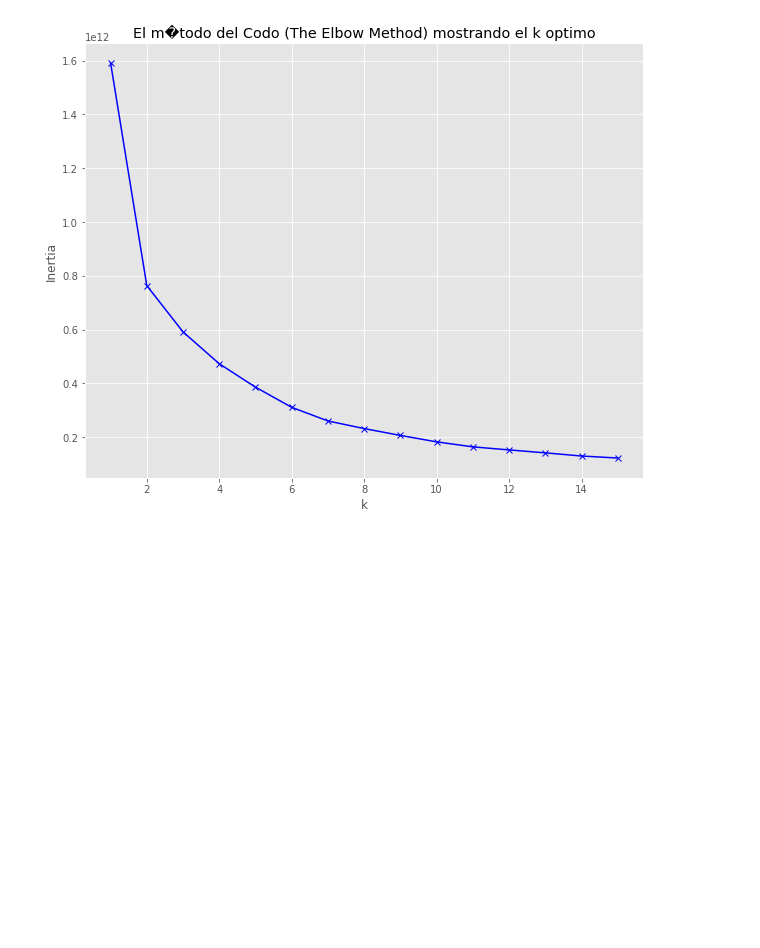
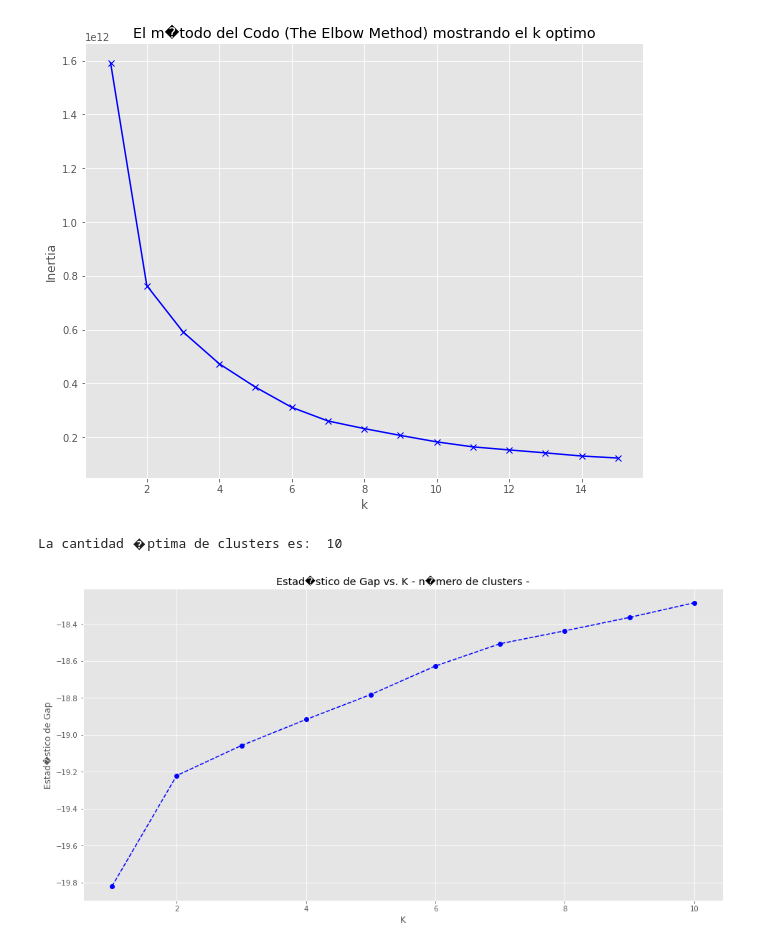
Before and after one commit to d3yn3r/University-Analisys-COR, a Jupyter notebook: analisis.ipynb, the cells around one changed output. Saved outputs shown, nothing was run; the diff lists cells and outputs as text; code cells hidden in the pictures; blank space fills up the shorter version.

```diff
--- a/analisis.ipynb
+++ b/analisis.ipynb
@@ -152,0 +203,13 @@ Valores:  [1592088856407.6733, 763620776340.9733, 591521297876.9075, 47311478319
+# %%
+k, gapdf = optimalK(X, nrefs=5, maxClusters=10)
+print('La cantidad �ptima de clusters es: ', k)
+# %% [output]
+La cantidad �ptima de clusters es:  10
+# %%
+plt.figure(figsize=(16,8))
+plt.plot(gapdf['clusterCount'], gapdf['gap'], linestyle='--', marker='o', color='b');
+plt.xlabel('K');
+plt.ylabel('Estad�stico de Gap');
+plt.title('Estad�stico de Gap vs. K - n�mero de clusters -');
+# %% [output]
+[figure, added]
```
Also changed, not shown: parts of 1 cell of this notebook.
